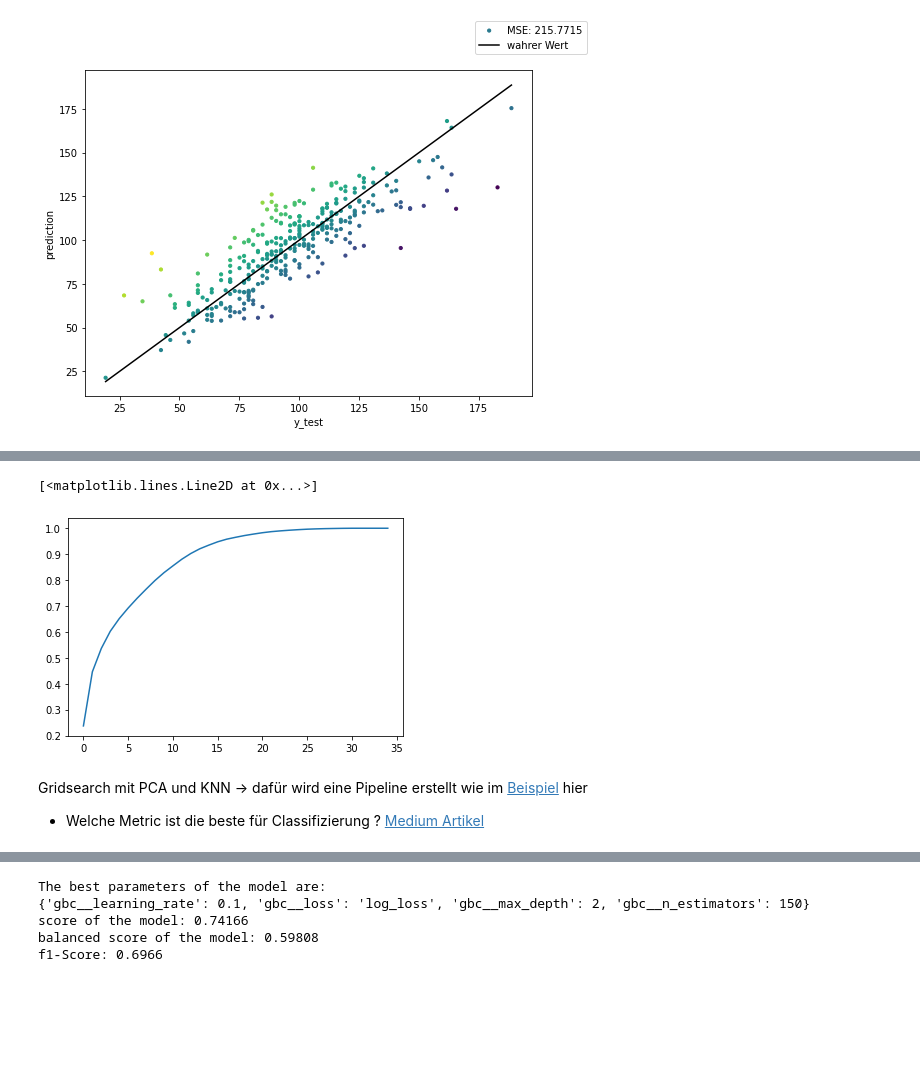
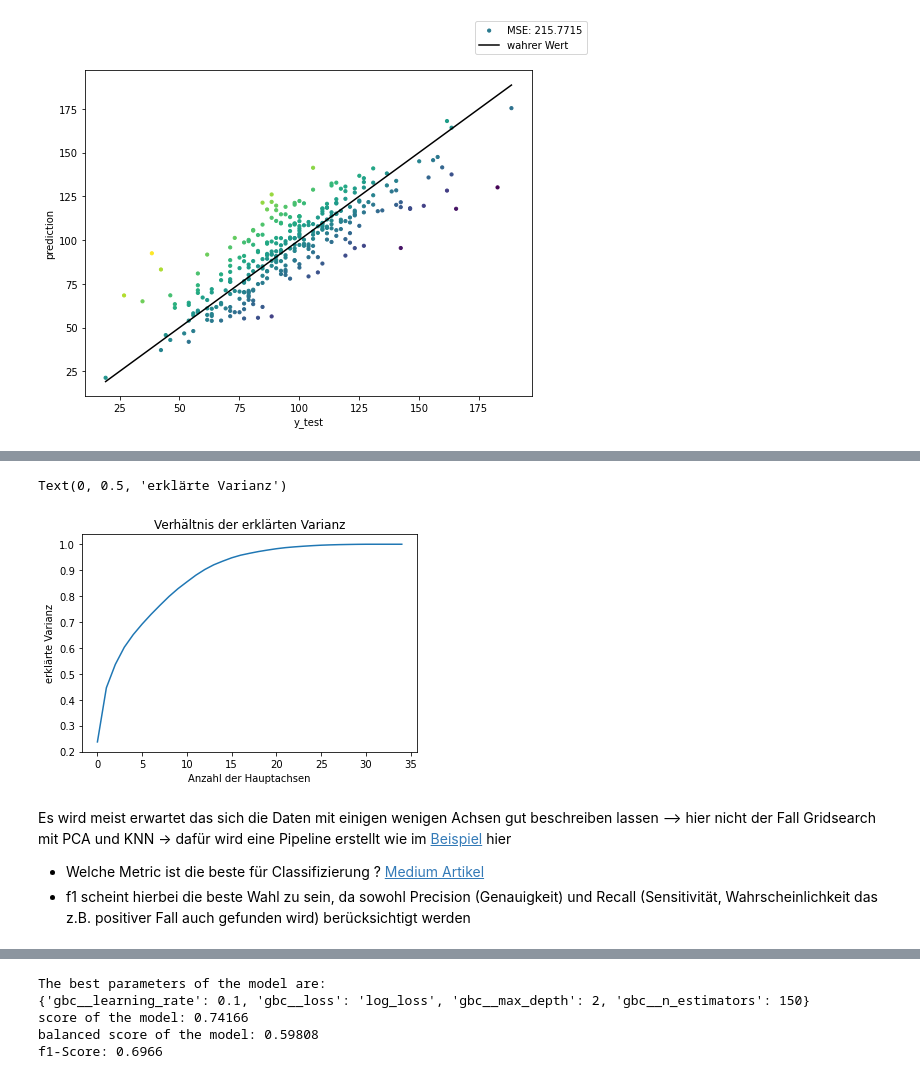
Before and after one commit to fxschmidt/AirPollution, a Jupyter notebook: Eigenes_Projekt/predict_and_forecast.ipynb, the cells around one changed output, grey strips where cells are left out. Cells and saved outputs as stored; diff of their text form; code cells hidden in the pictures; blank space fills up the shorter version.

```diff
--- a/Eigenes_Projekt/predict_and_forecast.ipynb
+++ b/Eigenes_Projekt/predict_and_forecast.ipynb
@@ -206,7 +311,7 @@ ridge_fig.legend()
 # %%
 predict_column="aqi_o3"
-X_train_classify , X_test_classify , y_train_classify , y_test_classify = train_test_split(predict_today.drop(['aqi_pm2_5','aqi_so2',
+X_train_classify , X_test_classify , y_train_classify , y_test_classify = train_test_split(predict_today_dropna.drop(['aqi_pm2_5','aqi_so2',
                                                                            'aqi_no2',predict_column,"mean_o3","max_value_o3"],axis=1),
-                                                       predict_today[predict_column],random_state=1)
-y_test_classify
+                                                       predict_today_dropna[predict_column],random_state=1)
+y_train_classify
 # %% [output]
@@ -274,19 +414,24 @@ f1-Score: 0.6965959090903283
 # %%
+'erstes testen der PCA'
 pca=decomposition.PCA()
 'Important: only fit train data'
 pca.fit(X_train_classify)
 
 X_train_classify_pca=pca.transform(X_train_classify)
-X_test_classify_pca=pca.transform(X_test_classify)
 
 plt.plot(np.cumsum(pca.explained_variance_ratio_))
+plt.title("Verhältnis der erklärten Varianz")
+plt.xlabel("Anzahl der Hauptachsen")
+plt.ylabel("erklärte Varianz")
 # %% [output]
-[<matplotlib.lines.Line2D at 0x...>]
+Text(0, 0.5, 'erklärte Varianz')
-[figure, old version]
+[figure, new version]
 # %% [markdown]
+Es wird meist erwartet das sich die Daten mit einigen wenigen Achsen gut beschreiben lassen --> hier nicht der Fall
 Gridsearch mit PCA und KNN -> dafür wird eine Pipeline erstellt
 wie im [Beispiel](https://scikit-learn.org/stable/tutorial/statistical_inference/putting_together.html) hier
 - Welche Metric ist die beste für Classifizierung ? [Medium Artikel](https://towardsdatascience.com/the-5-classification-evaluation-metrics-you-must-know-aa97784ff226)
+- f1 scheint hierbei die beste Wahl zu sein, da sowohl Precision (Genauigkeit) und Recall (Sensitivität, Wahrscheinlichkeit das z.B. positiver Fall auch gefunden wird) berücksichtigt werden
 # %%
 pca_pipeline=decomposition.PCA()
 knn_pipeline=neighbors.KNeighborsClassifier()
```
Also changed, not shown: parts of 57 cells of this notebook.
